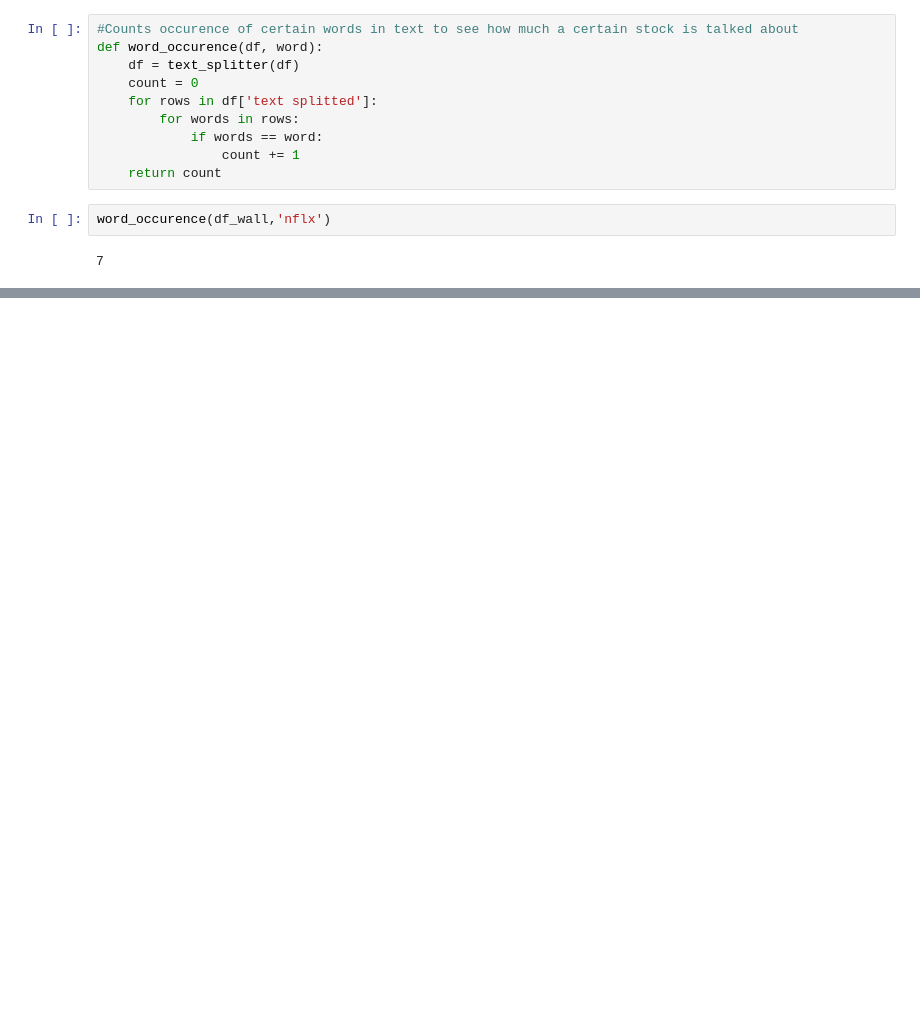
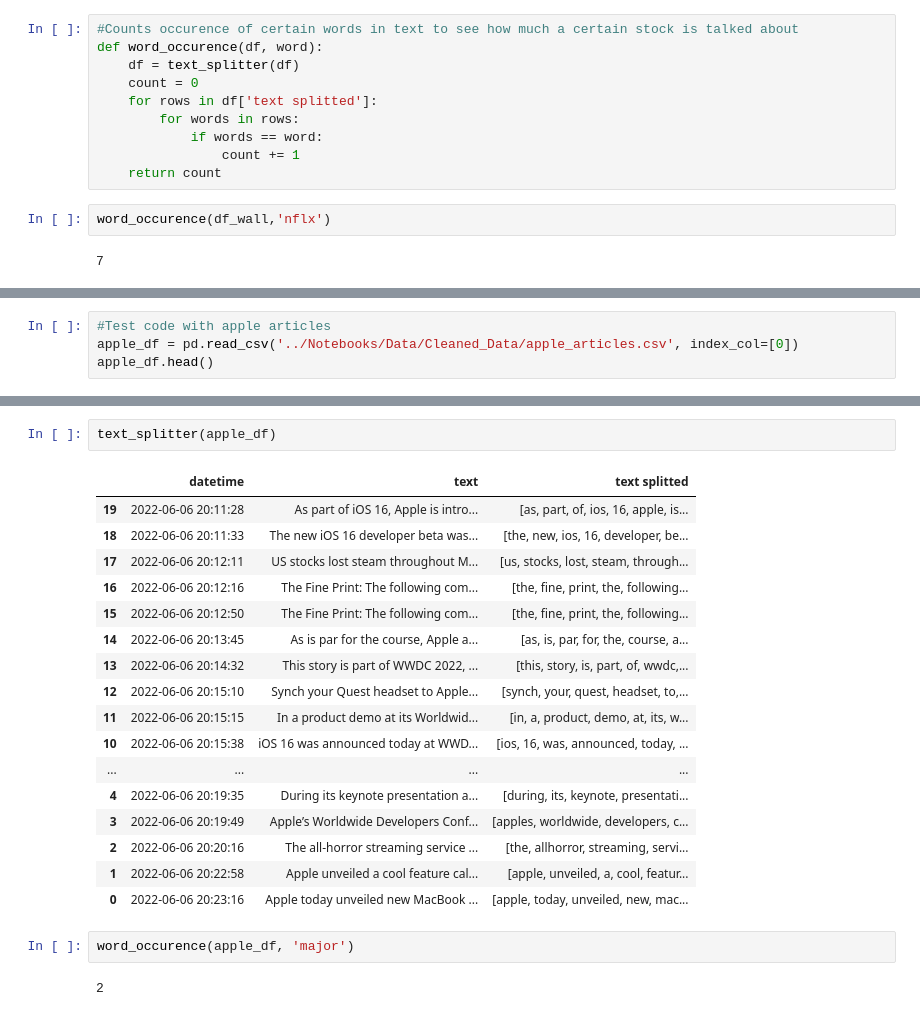
Before and after one commit to JoeHGeoghegan/P2G2-ProjectGit, a Jupyter notebook: Notebooks/Krista.ipynb, the cells around one changed output, grey strips where cells are left out. Drawn from its saved outputs; the diff is of its cells as text; blank space fills up the shorter version.

```diff
--- a/Notebooks/Krista.ipynb
+++ b/Notebooks/Krista.ipynb
@@ -357,0 +369,4 @@ word_occurence(df_wall,'nflx')
+# %%
+#Test code with apple articles
+apple_df = pd.read_csv('../Notebooks/Data/Cleaned_Data/apple_articles.csv', index_col=[0])
+apple_df.head()
@@ -357,0 +380,24 @@ word_occurence(df_wall,'nflx')
+# %%
+text_splitter(apple_df)
+# %% [output]
+|  | datetime | text | text splitted |
+| 19 | 2022-06-06 20:11:28 | As part of iOS 16, Apple is intro... | [as, part, of, ios, 16, apple, is... |
+| 18 | 2022-06-06 20:11:33 | The new iOS 16 developer beta was... | [the, new, ios, 16, developer, be... |
+| 17 | 2022-06-06 20:12:11 | US stocks lost steam throughout M... | [us, stocks, lost, steam, through... |
+| 16 | 2022-06-06 20:12:16 | The Fine Print: The following com... | [the, fine, print, the, following... |
+| 15 | 2022-06-06 20:12:50 | The Fine Print: The following com... | [the, fine, print, the, following... |
+| 14 | 2022-06-06 20:13:45 | As is par for the course, Apple a... | [as, is, par, for, the, course, a... |
+| 13 | 2022-06-06 20:14:32 | This story is part of WWDC 2022, ... | [this, story, is, part, of, wwdc,... |
+| 12 | 2022-06-06 20:15:10 | Synch your Quest headset to Apple... | [synch, your, quest, headset, to,... |
+| 11 | 2022-06-06 20:15:15 | In a product demo at its Worldwid... | [in, a, product, demo, at, its, w... |
+| 10 | 2022-06-06 20:15:38 | iOS 16 was announced today at WWD... | [ios, 16, was, announced, today, ... |
+| ... | ... | ... | ... |
+| 4 | 2022-06-06 20:19:35 | During its keynote presentation a... | [during, its, keynote, presentati... |
+| 3 | 2022-06-06 20:19:49 | Apple’s Worldwide Developers Conf... | [apples, worldwide, developers, c... |
+| 2 | 2022-06-06 20:20:16 | The all-horror streaming service ... | [the, allhorror, streaming, servi... |
+| 1 | 2022-06-06 20:22:58 | Apple unveiled a cool feature cal... | [apple, unveiled, a, cool, featur... |
+| 0 | 2022-06-06 20:23:16 | Apple today unveiled new MacBook ... | [apple, today, unveiled, new, mac... |
+# %%
+word_occurence(apple_df, 'major')
+# %% [output]
+2
```
Also changed, not shown: parts of 39 cells of this notebook, 2 other files.
